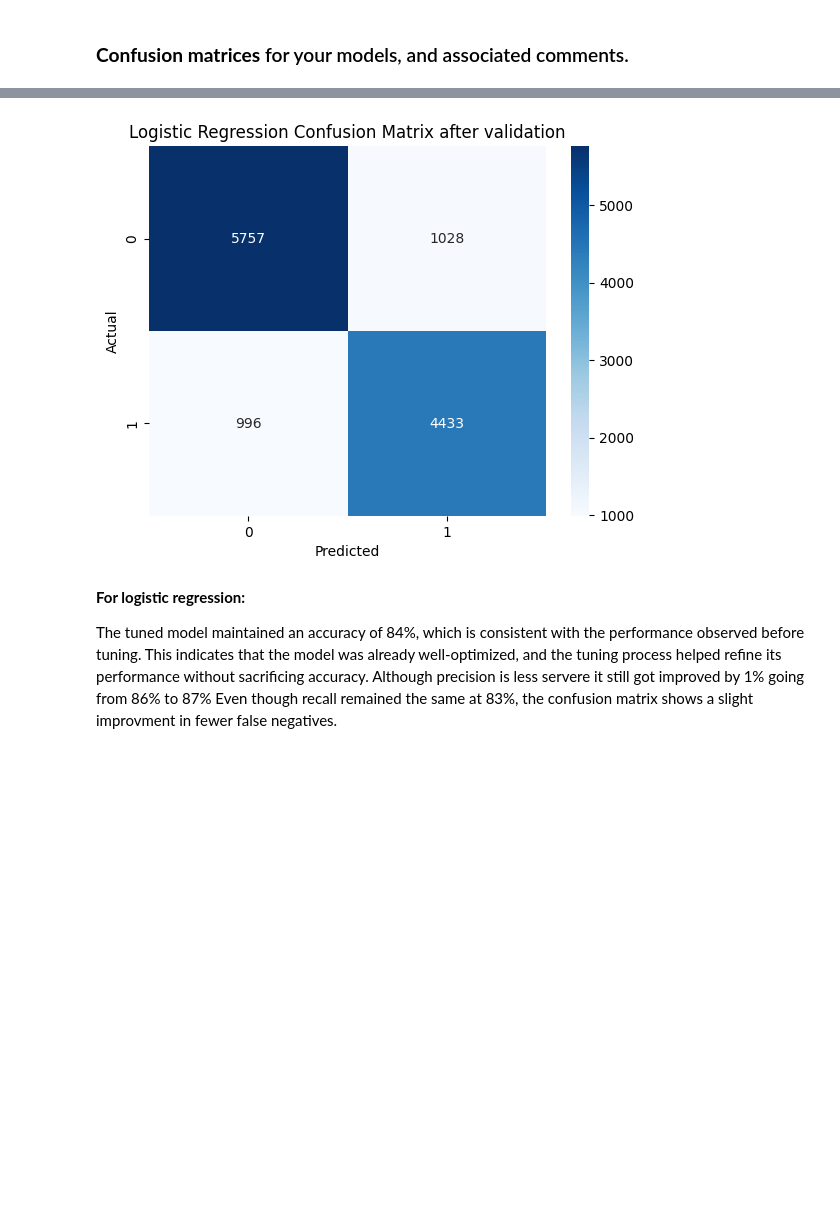
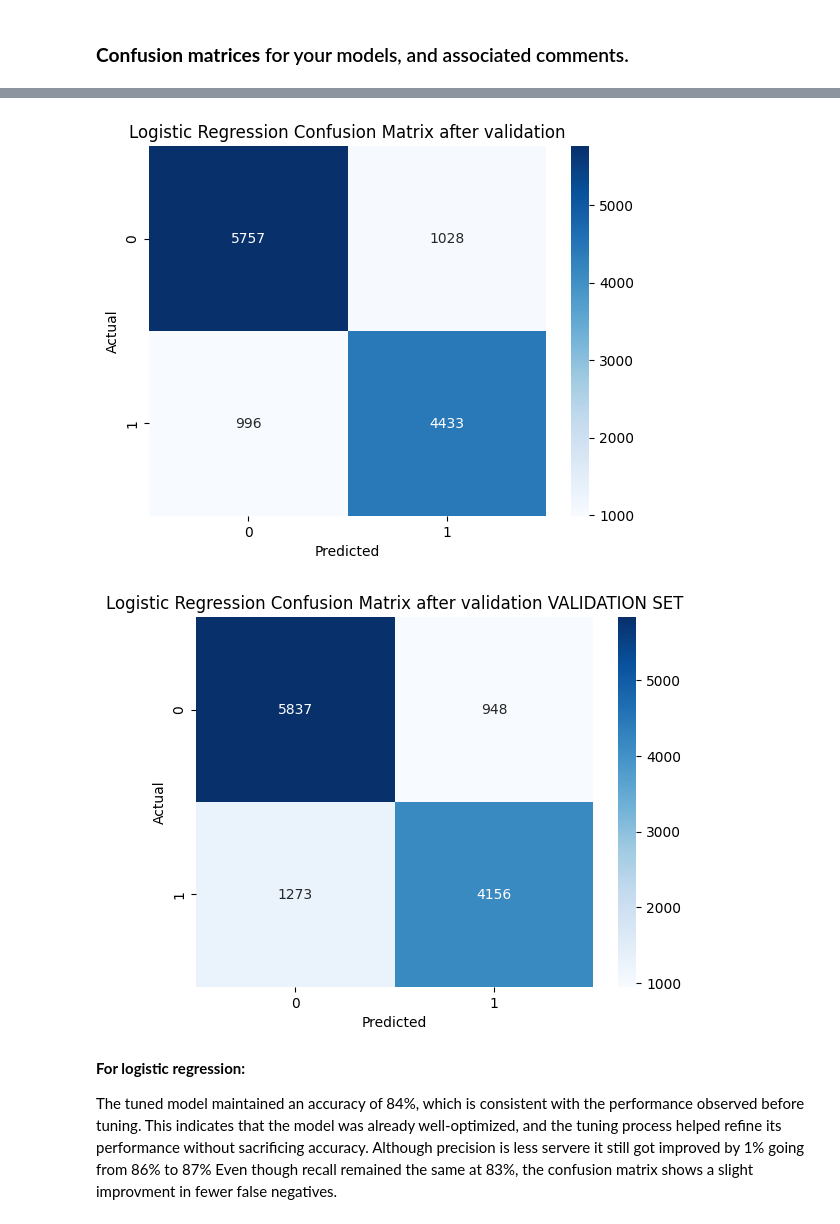
Before and after one commit to JonasPHenriksen/ML-Assignments, a Jupyter notebook: 4. Mushroom foraging/4. Mushroom foraging.ipynb, the cells around one changed output, grey strips where cells are left out. Drawn from its saved outputs; the diff is of its cells as text; code cells hidden in the pictures; blank space fills up the shorter version.

Commit message:
Added validation method for hyperparameter tuning

```diff
--- a/4. Mushroom foraging/4. Mushroom foraging.ipynb
+++ b/4. Mushroom foraging/4. Mushroom foraging.ipynb
@@ -338,3 +306,27 @@ weighted avg       0.84      0.84      0.84     12214
     accuracy                           0.83     12214
    macro avg       0.83      0.83      0.83     12214
 weighted avg       0.83      0.83      0.83     12214
+# %%
+best_score = 0
+best_params = None
+best_model = None
+
+for C in param_grid['C']:
+    for penalty in param_grid['penalty']:
+        for max_iter in param_grid['max_iter']:
+            try:
+                model = LogisticRegression(C=C, penalty=penalty, solver='liblinear', max_iter=max_iter)
+                model.fit(X_train, y_train)
+                y_val_pred = model.predict(X_val)
+                score = precision_score(y_val, y_val_pred)
+                if score > best_score:
+                    best_score = score
+                    best_params = {'C': C, 'penalty': penalty, 'max_iter': max_iter}
+                    best_model = model
+            except Exception:
+                continue
+
+y_pred_lr_test2 = best_model.predict(X_test)
+
+print("Test classification report (Method 2):")
+print(classification_report(y_test, best_model.predict(X_test)))
@@ -349,25 +351,33 @@ We use both stratified K-forld and gridsearch to hypertune the logistc regressio
 # %%
 import numpy as np
 from sklearn.metrics import confusion_matrix
 import seaborn as sns
 import matplotlib.pyplot as plt
 
 cm_lr = confusion_matrix(y_test, y_pred_lr)
 sns.heatmap(cm_lr, annot=True, fmt="d", cmap="Blues", xticklabels=np.unique(y), yticklabels=np.unique(y))
 plt.title("Logistic Regression Confusion Matrix before validation")
 plt.xlabel("Predicted")
 plt.ylabel("Actual")
 plt.show()
 
 cm_lr = confusion_matrix(y_test, y_pred_lr_test)
 sns.heatmap(cm_lr, annot=True, fmt="d", cmap="Blues", xticklabels=np.unique(y), yticklabels=np.unique(y))
 plt.title("Logistic Regression Confusion Matrix after validation")
 plt.xlabel("Predicted")
 plt.ylabel("Actual")
 plt.show()
+
+cm_lr = confusion_matrix(y_test, y_pred_lr_test2)
+sns.heatmap(cm_lr, annot=True, fmt="d", cmap="Blues", xticklabels=np.unique(y), yticklabels=np.unique(y))
+plt.title("Logistic Regression Confusion Matrix after validation VALIDATION SET")
+plt.xlabel("Predicted")
+plt.ylabel("Actual")
+plt.show()
 # %% [output]
 [figure]
 [figure]
+[figure, added]
 # %% [markdown]
 **For logistic regression:**
 
```
Also changed, not shown: parts of 6 cells of this notebook.
